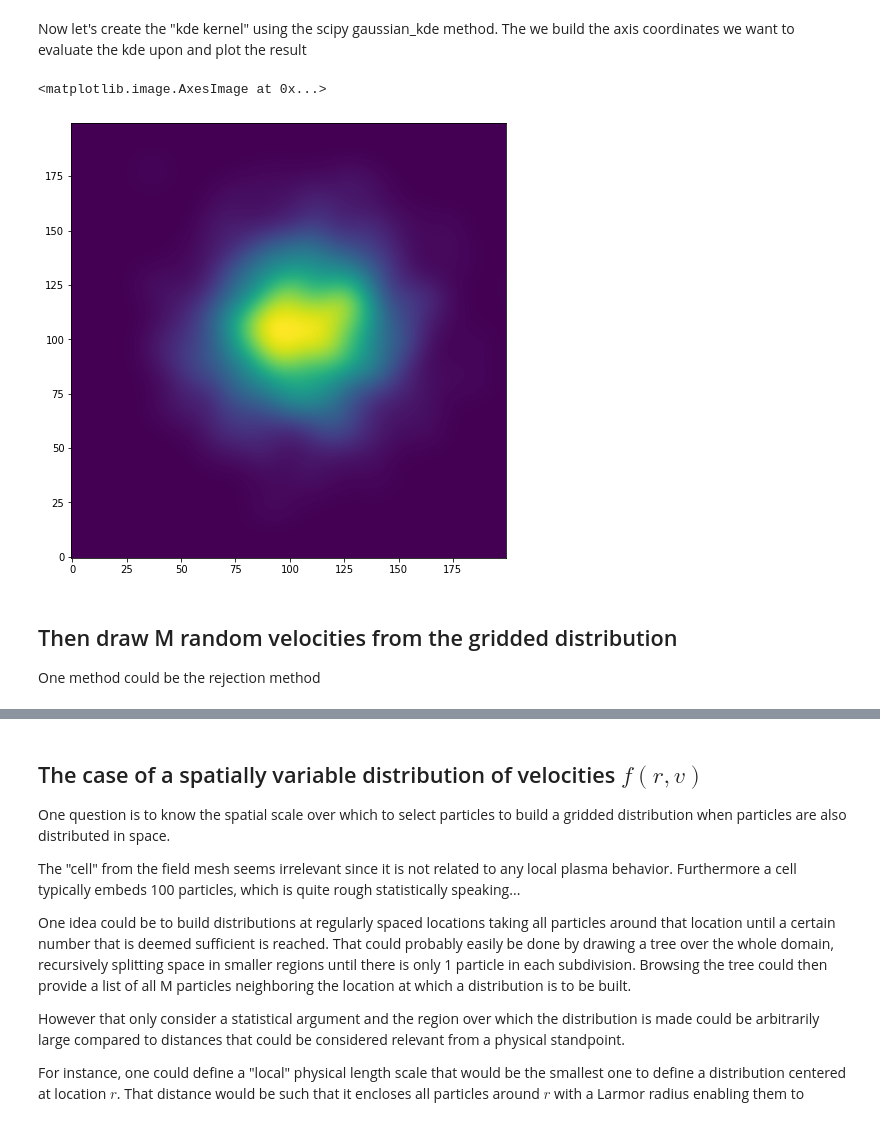
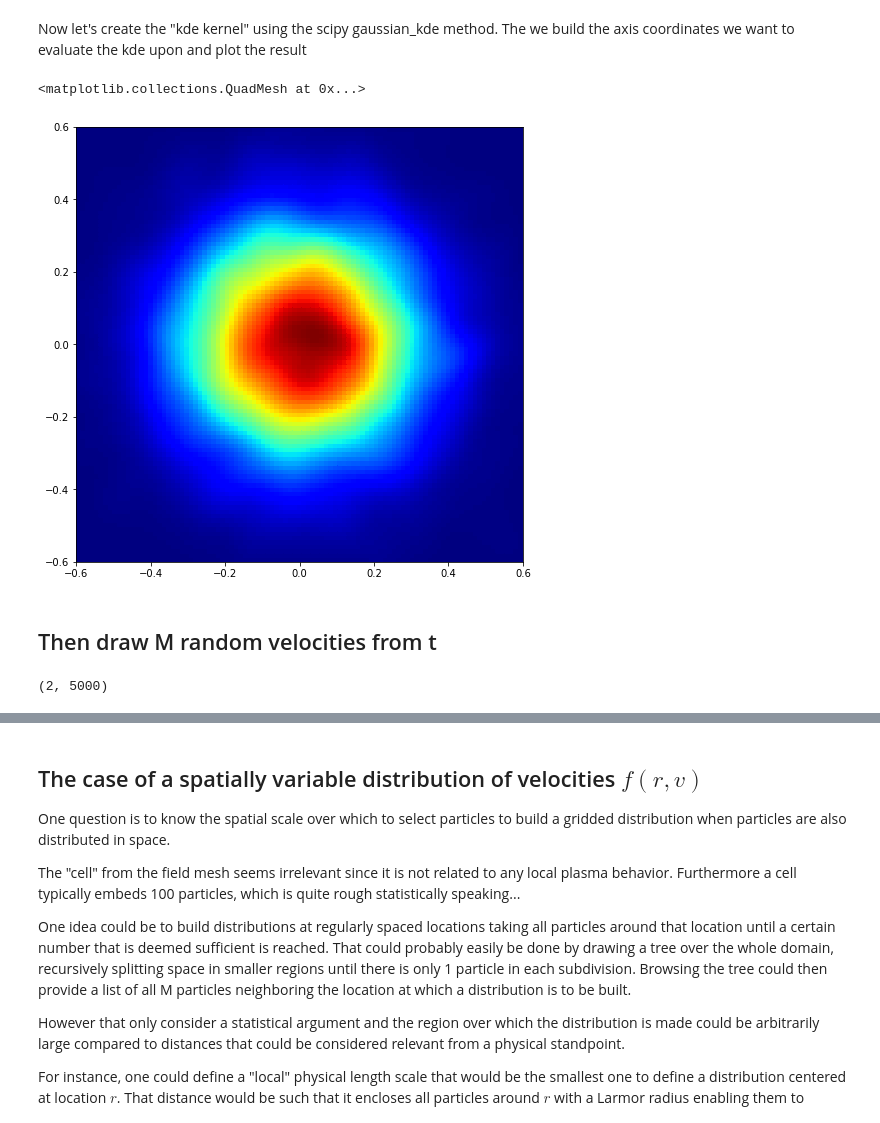
Before and after one commit to nicolasaunai/kdemerging, a Jupyter notebook: kde.ipynb, the cells around one changed output, grey strips where cells are left out. Cells and saved outputs as stored; diff of their text form; code cells hidden in the pictures.

```diff
--- a/kde.ipynb
+++ b/kde.ipynb
@@ -29,25 +43,24 @@ Now let's create the "kde kernel" using the scipy gaussian_kde method. The we bu
 # %%
 import scipy.stats as stats
 # %%
-
 kde = stats.gaussian_kde(v)
-
+nvx,nvy = 100,100
 # Regular grid to evaluate kde upon
-v1 = np.linspace(-4,4,200)
-v2 = np.linspace(-4,4,200)
+v1 = np.linspace(-0.6,0.6,nvx)
+v2 = np.linspace(-0.6,0.6,nvy)
 vv1,vv2 = np.meshgrid(v1, v2, indexing='ij')
 
 grid_coords = np.append(vv1.reshape(-1,1),vv2.reshape(-1,1),axis=1)
 
 z = kde(grid_coords.T)
-z = z.reshape(200,200)
-
-plt.figure(figsize=(8,8))
-plt.imshow(z,aspect=v1.ptp()/v2.ptp(), origin="lower")
+z = z.reshape(nvx,nvy)
-# %% [output]
-<matplotlib.image.AxesImage at 0x...>
-[figure, removed]
+# %%
+
+plt.figure(figsize=(8,8))
+#plt.imshow(z,aspect=v1.ptp()/v2.ptp(), origin="lower")
+plt.pcolormesh(vv1,vv2,z, cmap="jet")
+# %% [output]
+<matplotlib.collections.QuadMesh at 0x...>
+[figure, added]
 # %% [markdown]
-## Then draw M random velocities from the gridded distribution
-
-One method could be the rejection method
+## Then draw M random velocities from t
@@ -55,0 +71,5 @@ One method could be the rejection method
+# %%
+# and obtain our new velocities
+new_vel.shape
+# %% [output]
+(2, 5000)
```
Also changed, not shown: parts of 14 cells of this notebook.
